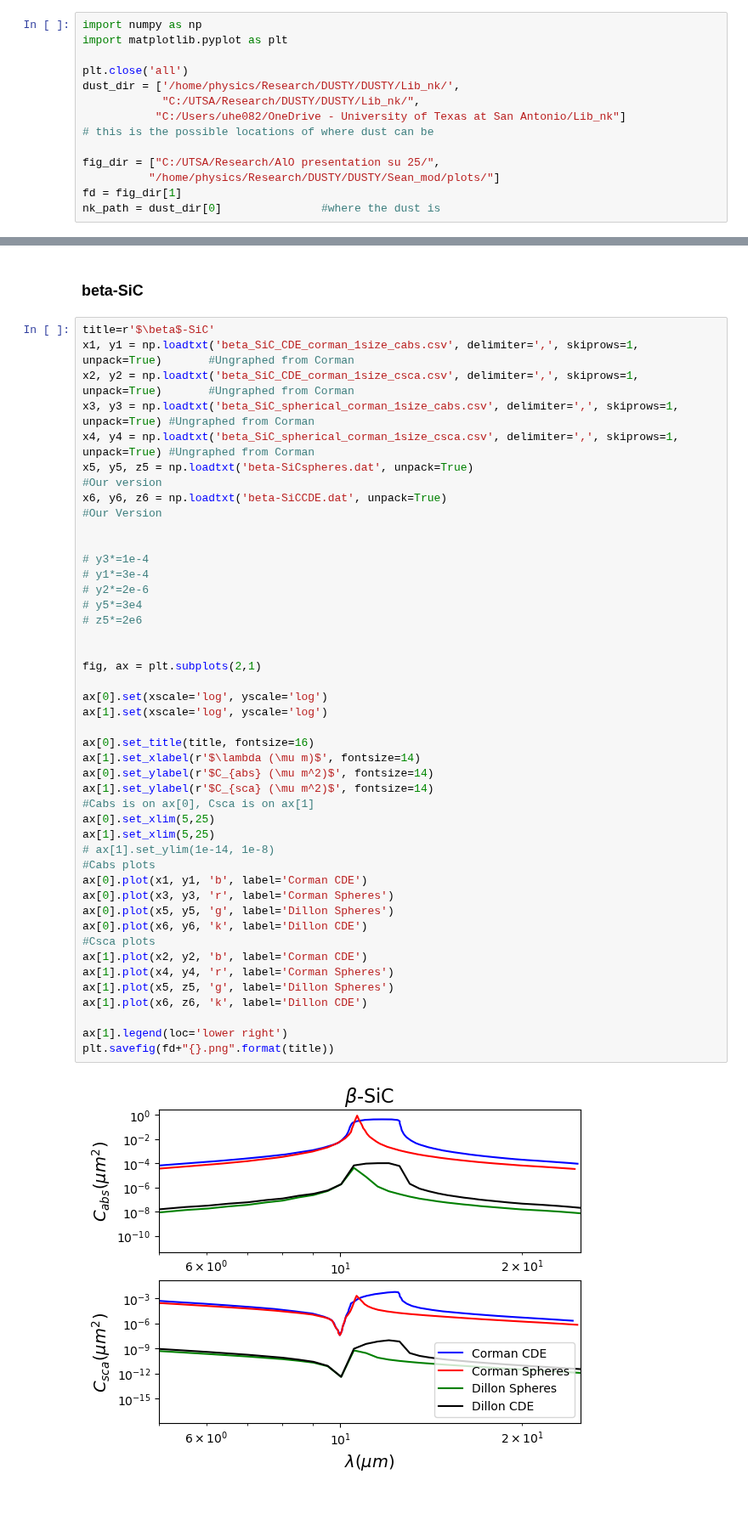
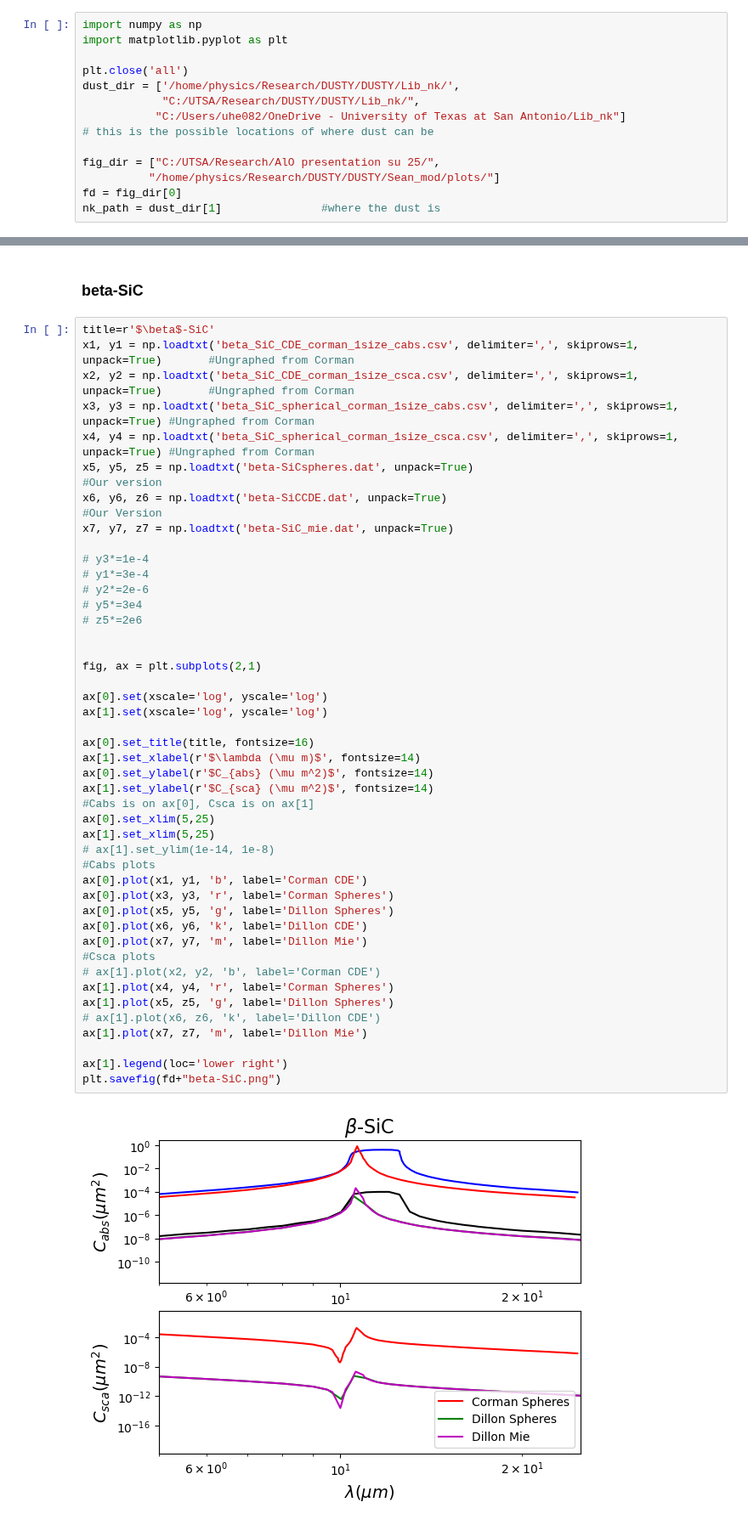
Before and after one commit to astroseandillon/Sean-Dusty, a Jupyter notebook: plot factory.ipynb, the cells around one changed output, grey strips where cells are left out. Shown at 85% size. Cells and saved outputs as stored; diff of their text form.

Commit message:
updated plots with mie calculations

```diff
--- a/plot factory.ipynb
+++ b/plot factory.ipynb
@@ -12,8 +12,8 @@ dust_dir = ['/home/physics/Research/DUSTY/DUSTY/Lib_nk/',
 
 fig_dir = ["C:/UTSA/Research/AlO presentation su 25/",
           "/home/physics/Research/DUSTY/DUSTY/Sean_mod/plots/"]
-fd = fig_dir[1]
-nk_path = dust_dir[0]               #where the dust is
+fd = fig_dir[0]
+nk_path = dust_dir[1]               #where the dust is
 # %% [markdown]
 ### Right Triangle Plot
 # %%
@@ -188,40 +188,42 @@ x3, y3 = np.loadtxt('beta_SiC_spherical_corman_1size_cabs.csv', delimiter=',', s
 x4, y4 = np.loadtxt('beta_SiC_spherical_corman_1size_csca.csv', delimiter=',', skiprows=1, unpack=True) #Ungraphed from Corman
 x5, y5, z5 = np.loadtxt('beta-SiCspheres.dat', unpack=True)                                             #Our version
 x6, y6, z6 = np.loadtxt('beta-SiCCDE.dat', unpack=True)                                                 #Our Version
-
+x7, y7, z7 = np.loadtxt('beta-SiC_mie.dat', unpack=True)
 
 # y3*=1e-4
 # y1*=3e-4
 # y2*=2e-6
 # y5*=3e4
 # z5*=2e6
 
 
 fig, ax = plt.subplots(2,1)
 
 ax[0].set(xscale='log', yscale='log')
 ax[1].set(xscale='log', yscale='log')
 
 ax[0].set_title(title, fontsize=16)
 ax[1].set_xlabel(r'$\lambda (\mu m)$', fontsize=14)
 ax[0].set_ylabel(r'$C_{abs} (\mu m^2)$', fontsize=14)
 ax[1].set_ylabel(r'$C_{sca} (\mu m^2)$', fontsize=14)
 #Cabs is on ax[0], Csca is on ax[1]
 ax[0].set_xlim(5,25)
 ax[1].set_xlim(5,25)
 # ax[1].set_ylim(1e-14, 1e-8)
 #Cabs plots
 ax[0].plot(x1, y1, 'b', label='Corman CDE')
 ax[0].plot(x3, y3, 'r', label='Corman Spheres')
 ax[0].plot(x5, y5, 'g', label='Dillon Spheres')
 ax[0].plot(x6, y6, 'k', label='Dillon CDE')
+ax[0].plot(x7, y7, 'm', label='Dillon Mie')
 #Csca plots
-ax[1].plot(x2, y2, 'b', label='Corman CDE')
+# ax[1].plot(x2, y2, 'b', label='Corman CDE')
 ax[1].plot(x4, y4, 'r', label='Corman Spheres')
 ax[1].plot(x5, z5, 'g', label='Dillon Spheres')
-ax[1].plot(x6, z6, 'k', label='Dillon CDE')
+# ax[1].plot(x6, z6, 'k', label='Dillon CDE')
+ax[1].plot(x7, z7, 'm', label='Dillon Mie')
 
 ax[1].legend(loc='lower right')
-plt.savefig(fd+"{}.png".format(title))
+plt.savefig(fd+"beta-SiC.png")
 # %% [output]
-[figure, old version]
+[figure, new version]
```
Also changed, not shown: 1 other file.
